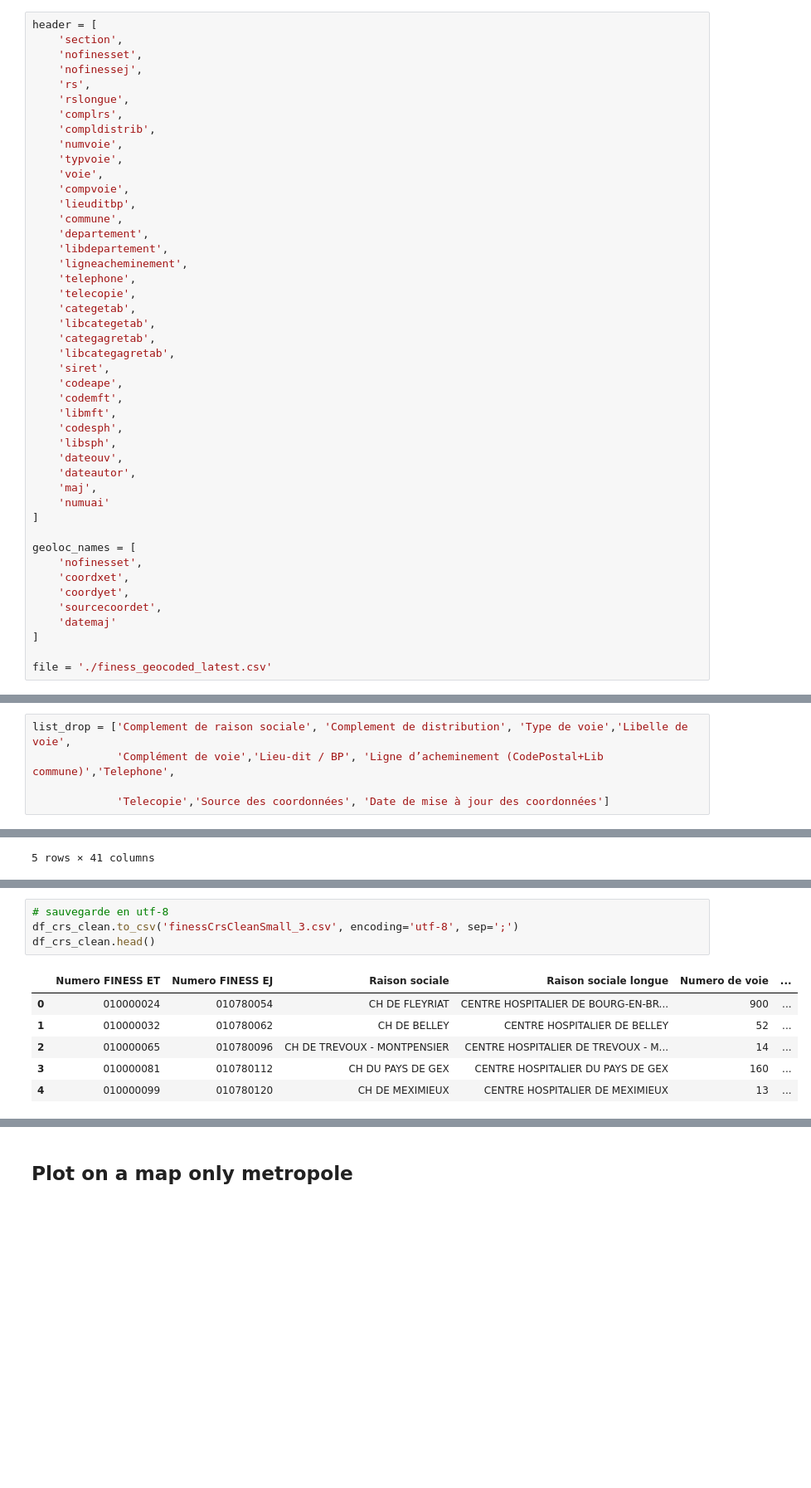
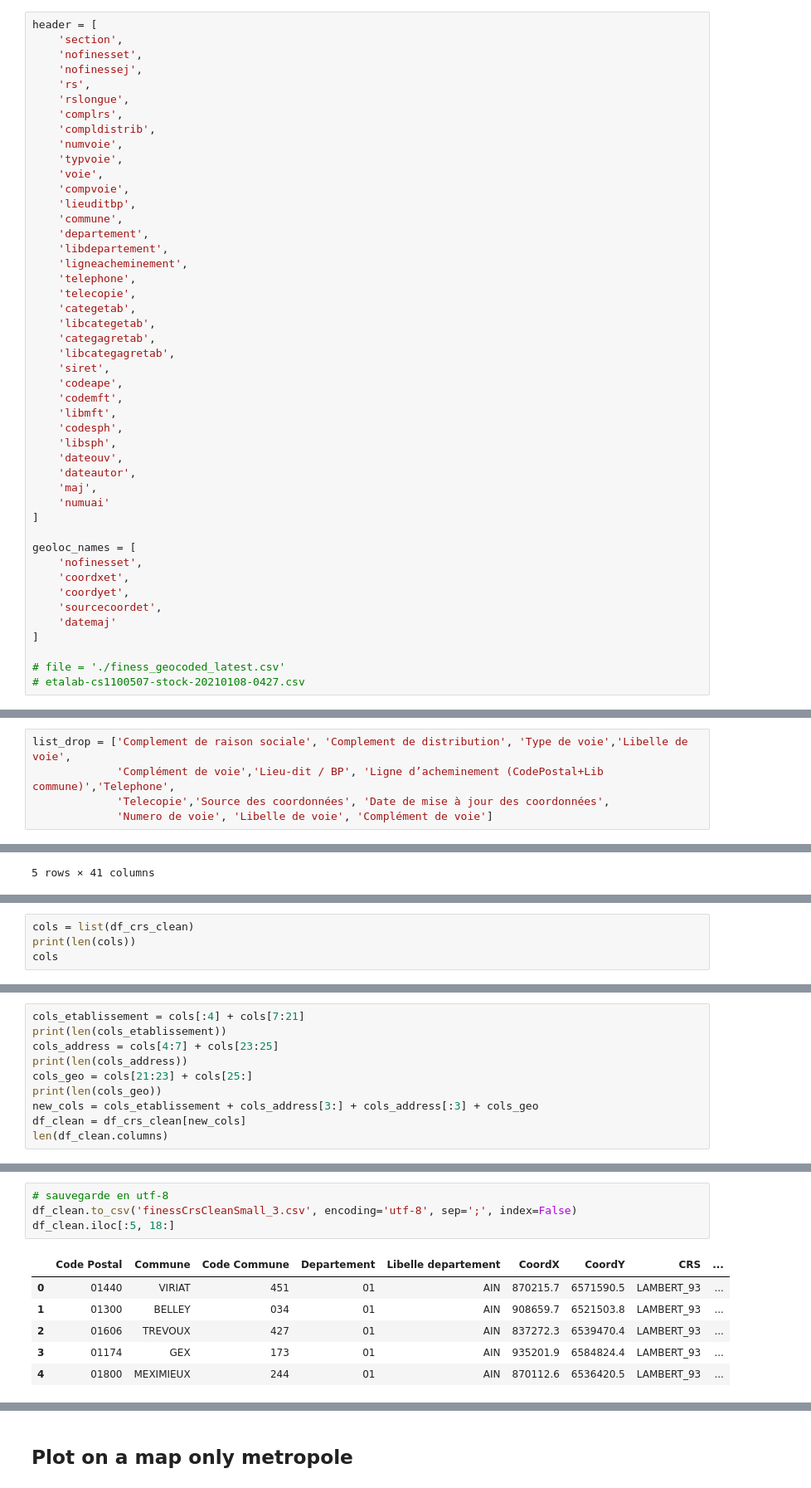
Before and after one commit to anthelix/HealthCartographieFrance, a Jupyter notebook: 0_CleanDataES.ipynb, the cells around one changed output, grey strips where cells are left out. Shown at 83% size. Saved outputs shown, nothing was run; the diff lists cells and outputs as text; blank space fills up the shorter version.

```diff
--- a/0_CleanDataES.ipynb
+++ b/0_CleanDataES.ipynb
@@ -55,7 +55,8 @@ geoloc_names = [
     'datemaj'
 ]
 
-file = './finess_geocoded_latest.csv'
+# file = './finess_geocoded_latest.csv'
+# etalab-cs1100507-stock-20210108-0427.csv
 # %%
 df_raw = pd.read_csv(file, encoding ='latin1', sep=";", dtype=str, skiprows=1, header=None, names=header)
 #df_raw.drop(columns=['section'], inplace=True)
@@ -211,8 +243,8 @@ df_crs.to_csv('finessCrsClean.csv', encoding='utf-8', sep=';')
 # %%
 list_drop = ['Complement de raison sociale', 'Complement de distribution', 'Type de voie','Libelle de voie',
              'Complément de voie','Lieu-dit / BP', 'Ligne d’acheminement (CodePostal+Lib commune)','Telephone',
-
-             'Telecopie','Source des coordonnées', 'Date de mise à jour des coordonnées']
+             'Telecopie','Source des coordonnées', 'Date de mise à jour des coordonnées',
+             'Numero de voie', 'Libelle de voie', 'Complément de voie']
 # %%
 df_crs_clean = df_crs.drop(list_drop, axis =1 )
 # %%
@@ -250,0 +315,4 @@ msno.matrix(df_crs_clean)
+# %%
+cols = list(df_crs_clean)
+print(len(cols))
+cols
@@ -250,0 +338,10 @@ msno.matrix(df_crs_clean)
+# %%
+cols_etablissement = cols[:4] + cols[7:21]
+print(len(cols_etablissement))
+cols_address = cols[4:7] + cols[23:25]
+print(len(cols_address))
+cols_geo = cols[21:23] + cols[25:]
+print(len(cols_geo))
+new_cols = cols_etablissement + cols_address[3:] + cols_address[:3] + cols_geo
+df_clean = df_crs_clean[new_cols]
+len(df_clean.columns)
@@ -251,11 +353,11 @@ msno.matrix(df_crs_clean)
 # %%
 # sauvegarde en utf-8
-df_crs_clean.to_csv('finessCrsCleanSmall_3.csv', encoding='utf-8', sep=';')
-df_crs_clean.head()
+df_clean.to_csv('finessCrsCleanSmall_3.csv', encoding='utf-8', sep=';', index=False)
+df_clean.iloc[:5, 18:]
 # %% [output]
-|  | Numero FINESS ET | Numero FINESS EJ | Raison sociale | Raison sociale longue | Numero de voie | ... |
-| 0 | 010000024 | 010780054 | CH DE FLEYRIAT | CENTRE HOSPITALIER DE BOURG-EN-BR... | 900 | ... |
-| 1 | 010000032 | 010780062 | CH DE BELLEY | CENTRE HOSPITALIER DE BELLEY | 52 | ... |
-| 2 | 010000065 | 010780096 | CH DE TREVOUX - MONTPENSIER | CENTRE HOSPITALIER DE TREVOUX - M... | 14 | ... |
-| 3 | 010000081 | 010780112 | CH DU PAYS DE GEX | CENTRE HOSPITALIER DU PAYS DE GEX | 160 | ... |
-| 4 | 010000099 | 010780120 | CH DE MEXIMIEUX | CENTRE HOSPITALIER DE MEXIMIEUX | 13 | ... |
+|  | Code Postal | Commune | Code Commune | Departement | Libelle departement | CoordX | CoordY | CRS | ... |
+| 0 | 01440 | VIRIAT | 451 | 01 | AIN | 870215.7 | 6571590.5 | LAMBERT_93 | ... |
+| 1 | 01300 | BELLEY | 034 | 01 | AIN | 908659.7 | 6521503.8 | LAMBERT_93 | ... |
+| 2 | 01606 | TREVOUX | 427 | 01 | AIN | 837272.3 | 6539470.4 | LAMBERT_93 | ... |
+| 3 | 01174 | GEX | 173 | 01 | AIN | 935201.9 | 6584824.4 | LAMBERT_93 | ... |
+| 4 | 01800 | MEXIMIEUX | 244 | 01 | AIN | 870112.6 | 6536420.5 | LAMBERT_93 | ... |
```
Also changed, not shown: parts of 17 cells of this notebook, 1 other file.
